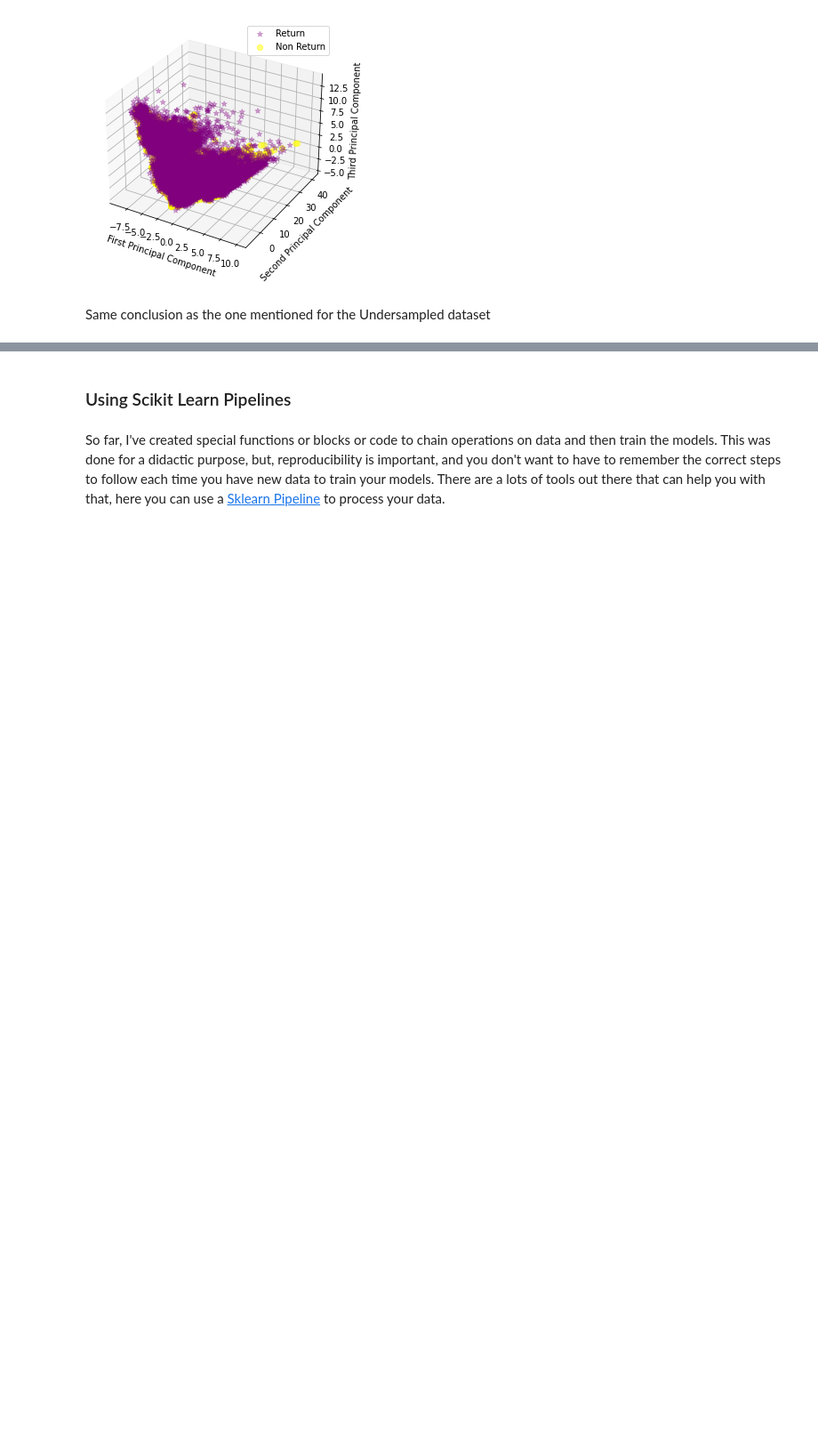
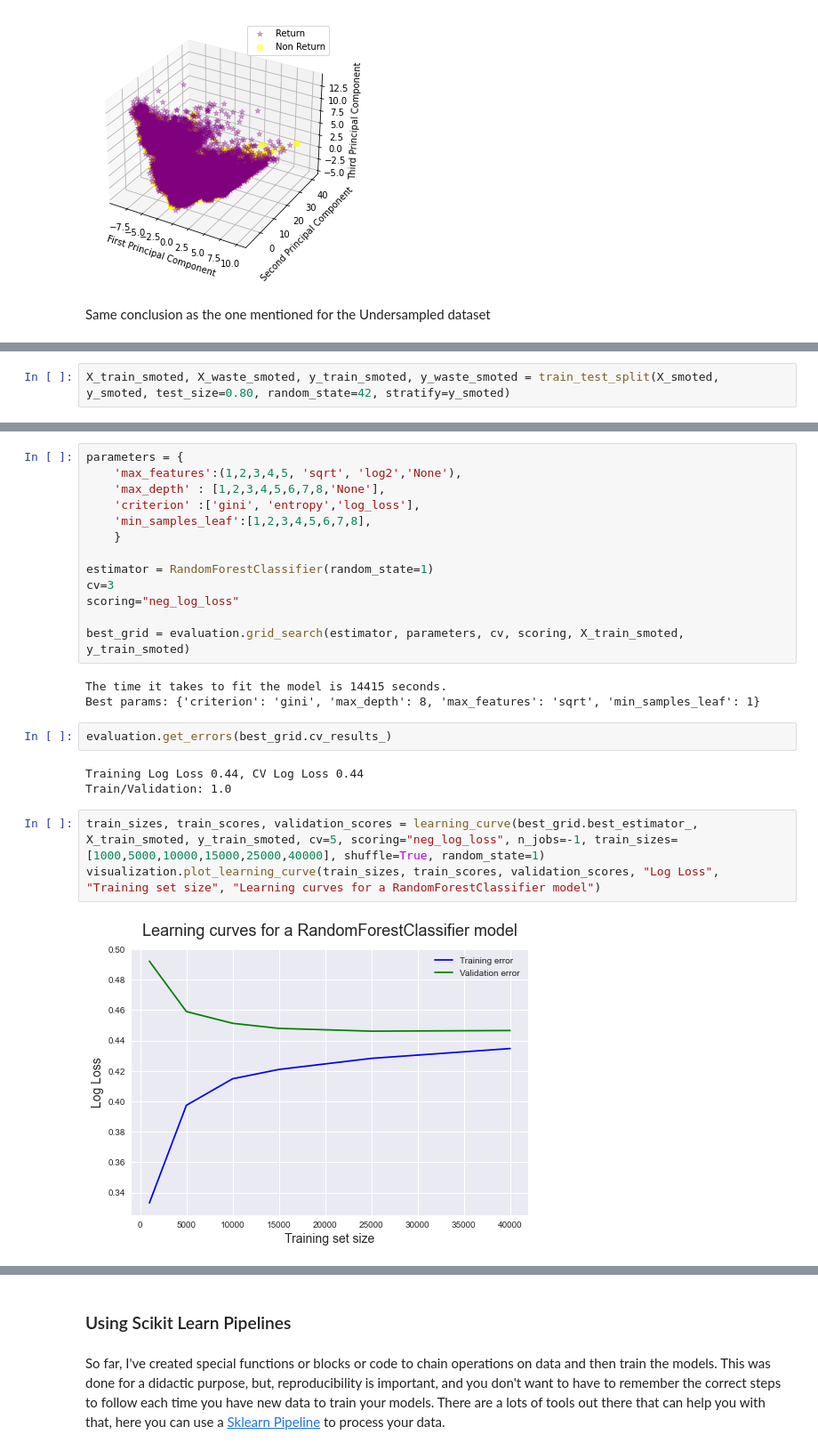
Before and after one commit to santiagoromero20/HomeCreditDefaultRisk, a Jupyter notebook: CreditFraudAnalysis.ipynb, the cells around one changed output, grey strips where cells are left out. Shown at 89% size. Saved outputs shown, nothing was run; the diff lists cells and outputs as text; blank space fills up the shorter version.

```diff
--- a/CreditFraudAnalysis.ipynb
+++ b/CreditFraudAnalysis.ipynb
@@ -730,0 +724,2 @@ The improvements are very little, also, GPU is needed to really take advantage o
+# %%
+X_train_smoted, X_waste_smoted, y_train_smoted, y_waste_smoted = train_test_split(X_smoted, y_smoted, test_size=0.80, random_state=42, stratify=y_smoted)
@@ -730,0 +735,26 @@ The improvements are very little, also, GPU is needed to really take advantage o
+# %%
+parameters = {
+    'max_features':(1,2,3,4,5, 'sqrt', 'log2','None'),
+    'max_depth' : [1,2,3,4,5,6,7,8,'None'],
+    'criterion' :['gini', 'entropy','log_loss'],
+    'min_samples_leaf':[1,2,3,4,5,6,7,8],
+    }
+
+estimator = RandomForestClassifier(random_state=1)
+cv=3
+scoring="neg_log_loss"
+
+best_grid = evaluation.grid_search(estimator, parameters, cv, scoring, X_train_smoted, y_train_smoted)
+# %% [output]
+The time it takes to fit the model is 14415 seconds.
+Best params: {'criterion': 'gini', 'max_depth': 8, 'max_features': 'sqrt', 'min_samples_leaf': 1}
+# %%
+evaluation.get_errors(best_grid.cv_results_)
+# %% [output]
+Training Log Loss 0.44, CV Log Loss 0.44
+Train/Validation: 1.0
+# %%
+train_sizes, train_scores, validation_scores = learning_curve(best_grid.best_estimator_, X_train_smoted, y_train_smoted, cv=5, scoring="neg_log_loss", n_jobs=-1, train_sizes=[1000,5000,10000,15000,25000,40000], shuffle=True, random_state=1)
+visualization.plot_learning_curve(train_sizes, train_scores, validation_scores, "Log Loss", "Training set size", "Learning curves for a RandomForestClassifier model")
+# %% [output]
+[figure, added]
```
Also changed, not shown: parts of 60 cells of this notebook.
